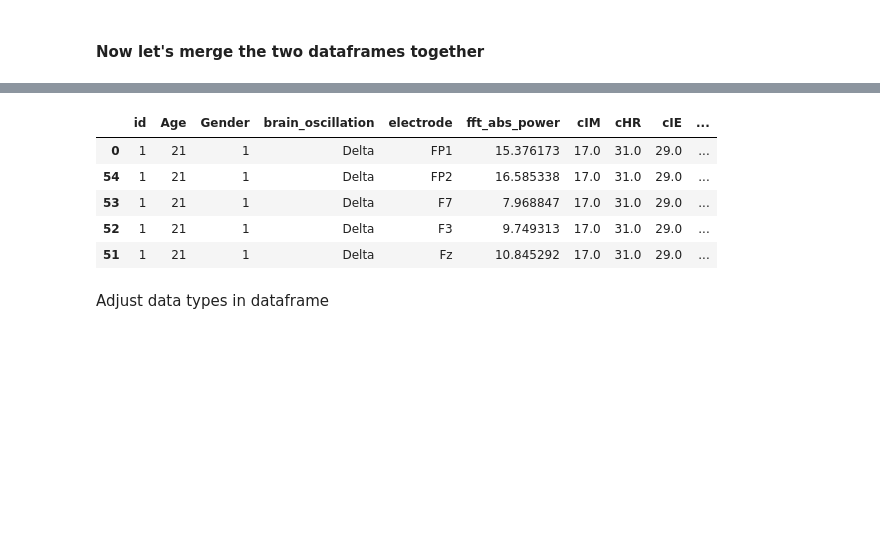
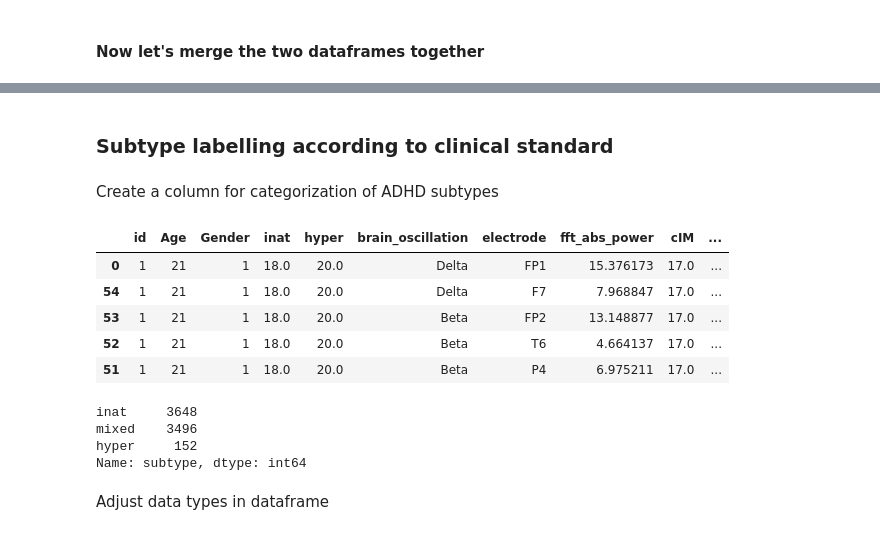
Before and after one commit to brainhack-school2020/ADHDsubtypes_project, a Jupyter notebook: pre_preprocess_analysis.ipynb, the cells around one changed output, grey strips where cells are left out. Saved outputs shown, nothing was run; the diff lists cells and outputs as text; code cells hidden in the pictures; blank space fills up the shorter version.

```diff
--- a/pre_preprocess_analysis.ipynb
+++ b/pre_preprocess_analysis.ipynb
@@ -162,17 +162,31 @@ df_full.head()
 # %%
 #sort by ids
 df_full = df_full.sort_values(by=['id'])
+# %% [markdown]
+### Subtype labelling according to clinical standard
+# %% [markdown]
+Create a column for categorization of ADHD subtypes
+# %%
+df_full['subtype'] = df_full.apply(lambda x: pre.categorize_subtypes(x['inat'], x['hyper']), axis=1)
+
+df_full.head(5)
+# %% [output]
+|  | id | Age | Gender | inat | hyper | brain_oscillation | electrode | fft_abs_power | cIM | ... |
+| 0 | 1 | 21 | 1 | 18.0 | 20.0 | Delta | FP1 | 15.376173 | 17.0 | ... |
+| 54 | 1 | 21 | 1 | 18.0 | 20.0 | Delta | F7 | 7.968847 | 17.0 | ... |
+| 53 | 1 | 21 | 1 | 18.0 | 20.0 | Beta | FP2 | 13.148877 | 17.0 | ... |
+| 52 | 1 | 21 | 1 | 18.0 | 20.0 | Beta | T6 | 4.664137 | 17.0 | ... |
+| 51 | 1 | 21 | 1 | 18.0 | 20.0 | Beta | P4 | 6.975211 | 17.0 | ... |
 # %%
 #Reorder columns
-df_full = df_full[['id','Age', 'Gender','brain_oscillation','electrode','fft_abs_power', 'cIM', 'cHR', 'cIE', 'cSC', 'Aqtot', 'Aqaudi', 'Aqvis', 'RCQtot', 'RCQaudi', 'RCQvis']]
+df_full = df_full[['id','Age', 'Gender','inat','hyper','subtype', 'brain_oscillation','electrode','fft_abs_power', 'cIM', 'cHR', 'cIE', 'cSC', 'Aqtot', 'Aqaudi', 'Aqvis', 'RCQtot', 'RCQaudi', 'RCQvis']]
 df_full.head()
+df_full['subtype'].value_counts()
 # %% [output]
-|  | id | Age | Gender | brain_oscillation | electrode | fft_abs_power | cIM | cHR | cIE | ... |
-| 0 | 1 | 21 | 1 | Delta | FP1 | 15.376173 | 17.0 | 31.0 | 29.0 | ... |
-| 54 | 1 | 21 | 1 | Delta | FP2 | 16.585338 | 17.0 | 31.0 | 29.0 | ... |
-| 53 | 1 | 21 | 1 | Delta | F7 | 7.968847 | 17.0 | 31.0 | 29.0 | ... |
-| 52 | 1 | 21 | 1 | Delta | F3 | 9.749313 | 17.0 | 31.0 | 29.0 | ... |
-| 51 | 1 | 21 | 1 | Delta | Fz | 10.845292 | 17.0 | 31.0 | 29.0 | ... |
+inat     3648
+mixed    3496
+hyper     152
+Name: subtype, dtype: int64
 # %% [markdown]
 Adjust data types in dataframe
 # %%
```
Also changed, not shown: parts of 16 cells of this notebook.
